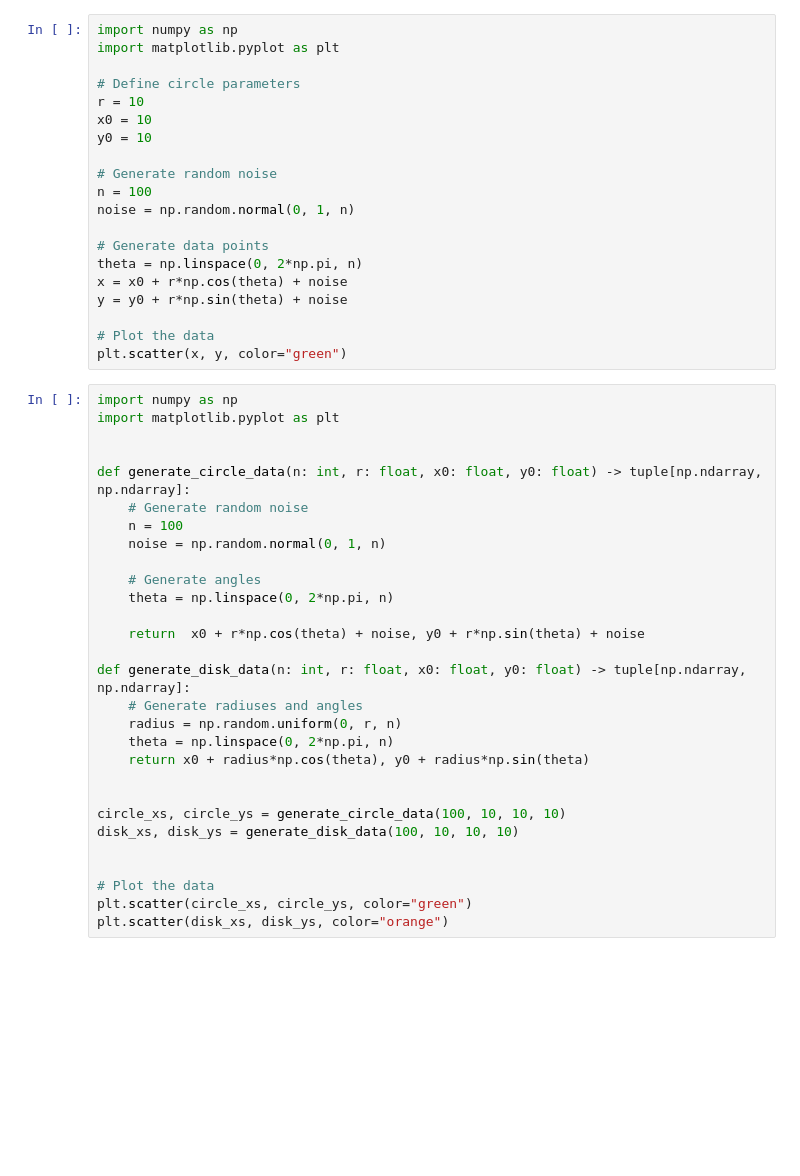
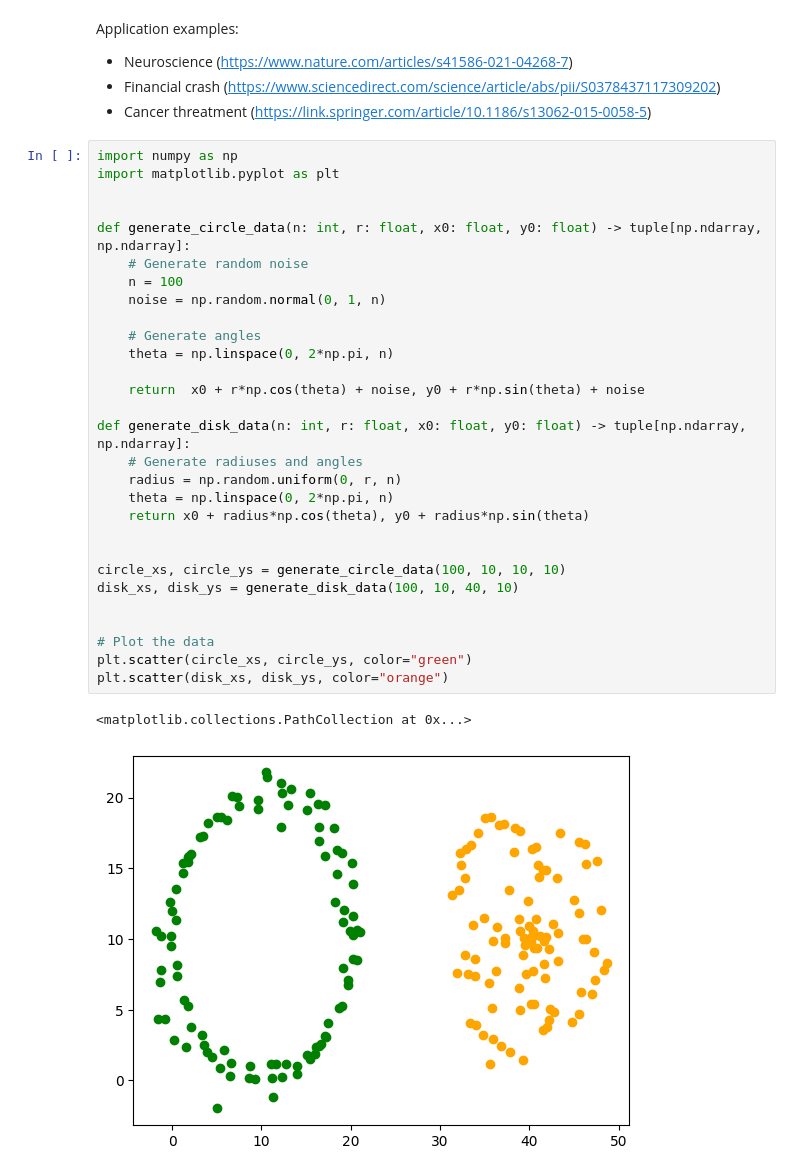
Before and after one commit to paultrygs/tda-talk, a Jupyter notebook: presentation.ipynb, the cells around one changed output. Cells and saved outputs as stored; diff of their text form; blank space fills up the shorter version.

```diff
--- a/presentation.ipynb
+++ b/presentation.ipynb
@@ -1,49 +1,37 @@
+# %% [markdown]
+Application examples:
+- Neuroscience (https://www.nature.com/articles/s41586-021-04268-7)
+- Financial crash (https://www.sciencedirect.com/science/article/abs/pii/S0378437117309202)
+- Cancer threatment (https://link.springer.com/article/10.1186/s13062-015-0058-5)
 # %%
 import numpy as np
 import matplotlib.pyplot as plt
 
-# Define circle parameters
-r = 10
-x0 = 10
-y0 = 10
 
-# Generate random noise
-n = 100
-noise = np.random.normal(0, 1, n)
+def generate_circle_data(n: int, r: float, x0: float, y0: float) -> tuple[np.ndarray, np.ndarray]:
+    # Generate random noise
+    n = 100
+    noise = np.random.normal(0, 1, n)
 
-# Generate data points
-theta = np.linspace(0, 2*np.pi, n)
-x = x0 + r*np.cos(theta) + noise
-y = y0 + r*np.sin(theta) + noise
+    # Generate angles
+    theta = np.linspace(0, 2*np.pi, n)
+
+    return  x0 + r*np.cos(theta) + noise, y0 + r*np.sin(theta) + noise
+
+def generate_disk_data(n: int, r: float, x0: float, y0: float) -> tuple[np.ndarray, np.ndarray]:
+    # Generate radiuses and angles
+    radius = np.random.uniform(0, r, n)
+    theta = np.linspace(0, 2*np.pi, n)
+    return x0 + radius*np.cos(theta), y0 + radius*np.sin(theta)
+
+
+circle_xs, circle_ys = generate_circle_data(100, 10, 10, 10)
+disk_xs, disk_ys = generate_disk_data(100, 10, 40, 10)
+
 
 # Plot the data
-plt.scatter(x, y, color="green")
+plt.scatter(circle_xs, circle_ys, color="green")
+plt.scatter(disk_xs, disk_ys, color="orange")
+# %% [output]
+<matplotlib.collections.PathCollection at 0x...>
+[figure, added]
-# %%
-import numpy as np
-import matplotlib.pyplot as plt
-
-
-def generate_circle_data(n: int, r: float, x0: float, y0: float) -> tuple[np.ndarray, np.ndarray]:
-    # Generate random noise
-    n = 100
-    noise = np.random.normal(0, 1, n)
-
-    # Generate angles
-    theta = np.linspace(0, 2*np.pi, n)
-
-    return  x0 + r*np.cos(theta) + noise, y0 + r*np.sin(theta) + noise
-
-def generate_disk_data(n: int, r: float, x0: float, y0: float) -> tuple[np.ndarray, np.ndarray]:
-    # Generate radiuses and angles
-    radius = np.random.uniform(0, r, n)
-    theta = np.linspace(0, 2*np.pi, n)
-    return x0 + radius*np.cos(theta), y0 + radius*np.sin(theta)
-
-
-circle_xs, circle_ys = generate_circle_data(100, 10, 10, 10)
-disk_xs, disk_ys = generate_disk_data(100, 10, 10, 10)
-
-
-# Plot the data
-plt.scatter(circle_xs, circle_ys, color="green")
-plt.scatter(disk_xs, disk_ys, color="orange")
```
Also changed, not shown: parts of 1 cell of this notebook.
